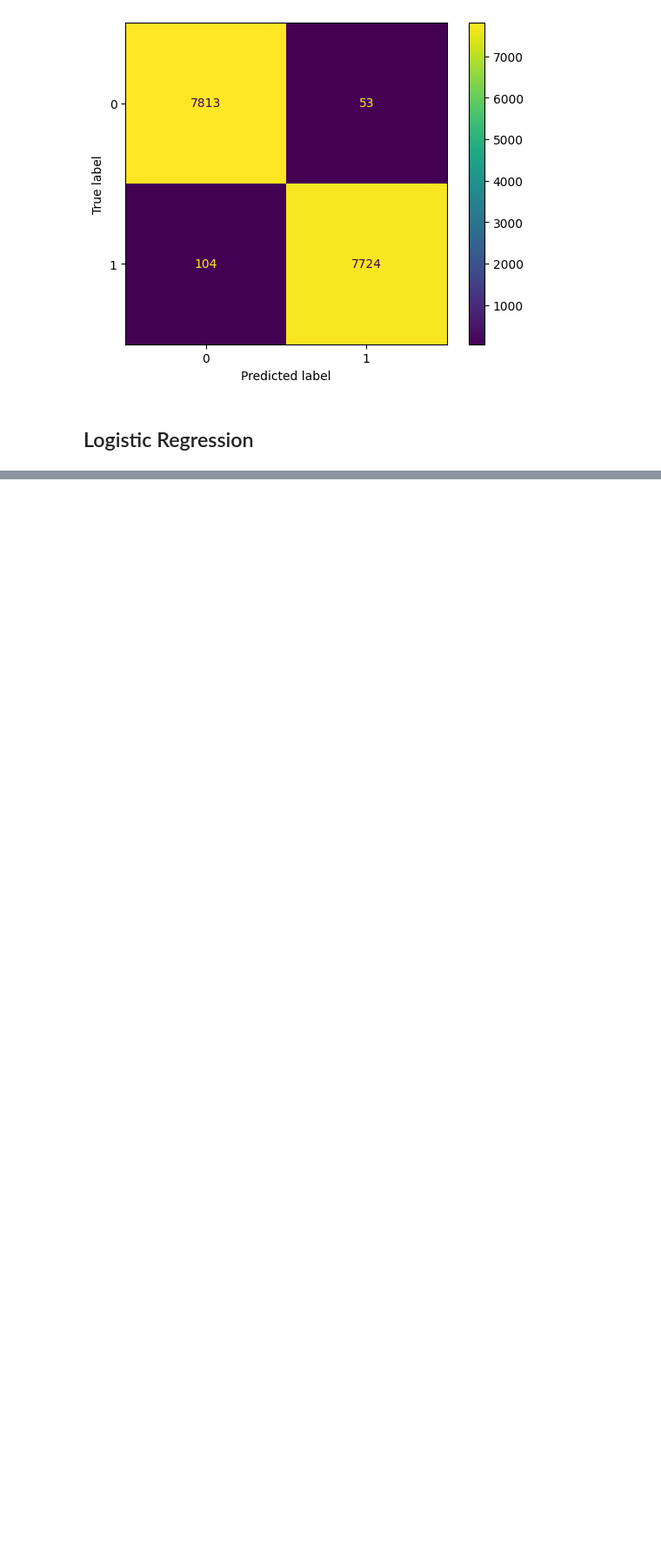
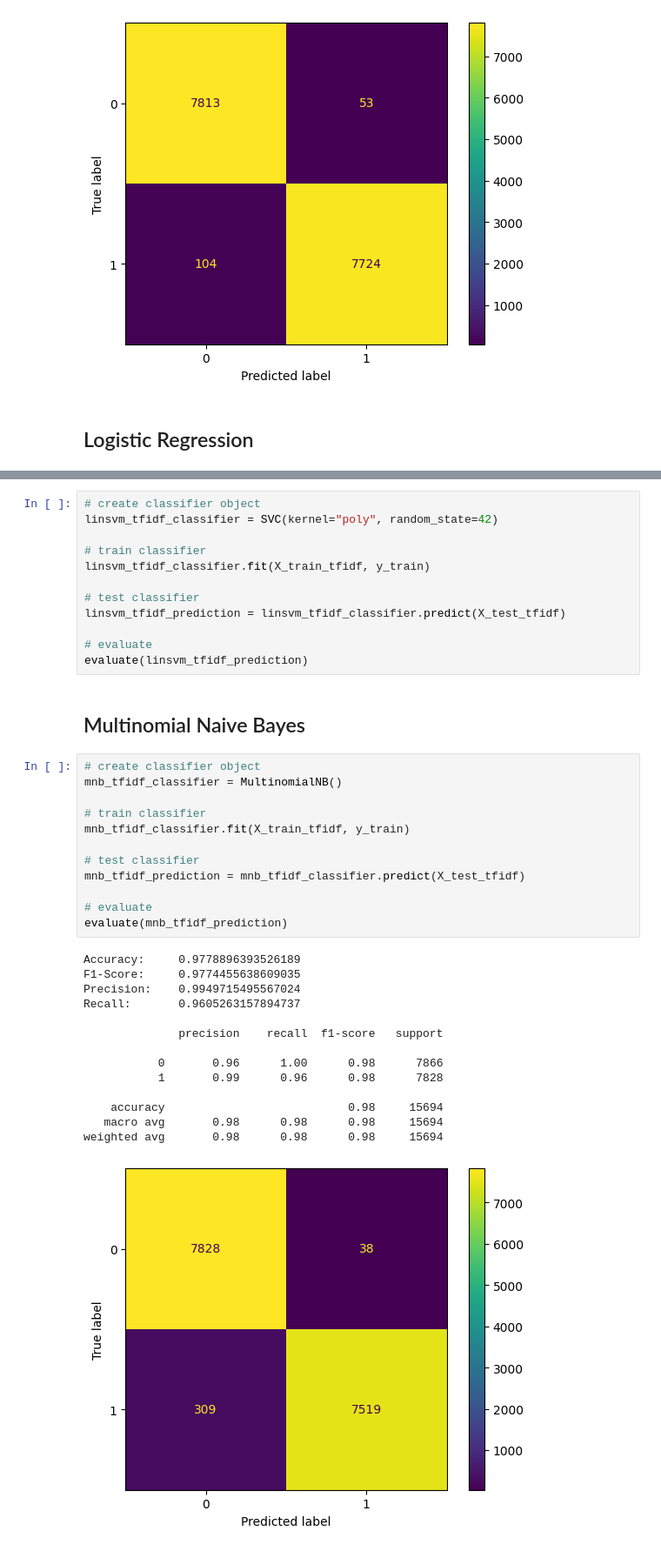
Before and after one commit to nikobiebl/Project-Work-2, a Jupyter notebook: code.ipynb, the cells around one changed output, grey strips where cells are left out. Shown at 87% size. Cells and saved outputs as stored; diff of their text form; blank space fills up the shorter version.

```diff
--- a/code.ipynb
+++ b/code.ipynb
@@ -298,0 +333,41 @@ weighted avg       0.99      0.99      0.99     15694
+# %%
+# create classifier object
+linsvm_tfidf_classifier = SVC(kernel="poly", random_state=42)
+
+# train classifier
+linsvm_tfidf_classifier.fit(X_train_tfidf, y_train)
+
+# test classifier
+linsvm_tfidf_prediction = linsvm_tfidf_classifier.predict(X_test_tfidf)
+
+# evaluate
+evaluate(linsvm_tfidf_prediction)
+# %% [markdown]
+## Multinomial Naive Bayes
+# %%
+# create classifier object
+mnb_tfidf_classifier = MultinomialNB()
+
+# train classifier
+mnb_tfidf_classifier.fit(X_train_tfidf, y_train)
+
+# test classifier
+mnb_tfidf_prediction = mnb_tfidf_classifier.predict(X_test_tfidf)
+
+# evaluate
+evaluate(mnb_tfidf_prediction)
+# %% [output]
+Accuracy:     0.9778896393526189
+F1-Score:     0.9774455638609035
+Precision:    0.9949715495567024
+Recall:       0.9605263157894737
+
+              precision    recall  f1-score   support
+
+           0       0.96      1.00      0.98      7866
+           1       0.99      0.96      0.98      7828
+
+    accuracy                           0.98     15694
+   macro avg       0.98      0.98      0.98     15694
+weighted avg       0.98      0.98      0.98     15694
+[figure, added]
```
Also changed, not shown: parts of 9 cells of this notebook, 2 other files.
